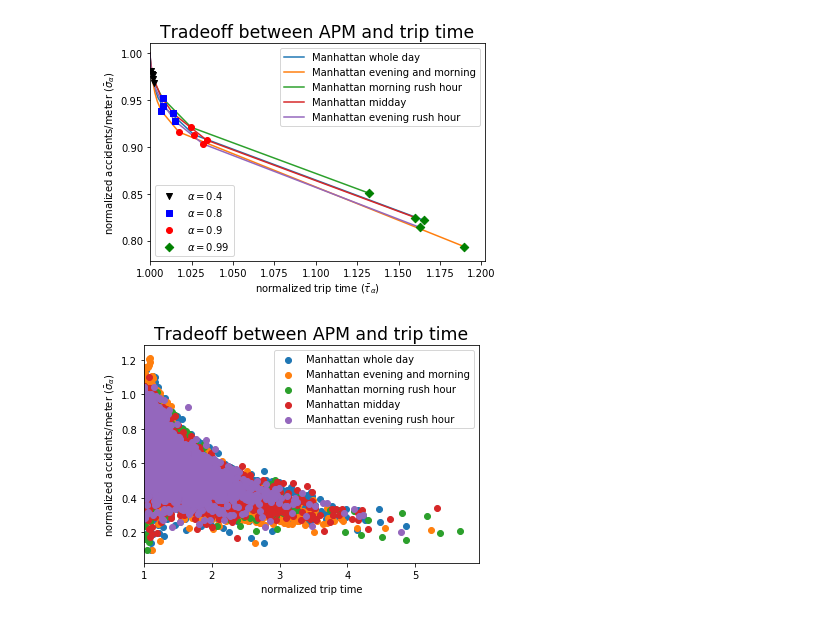
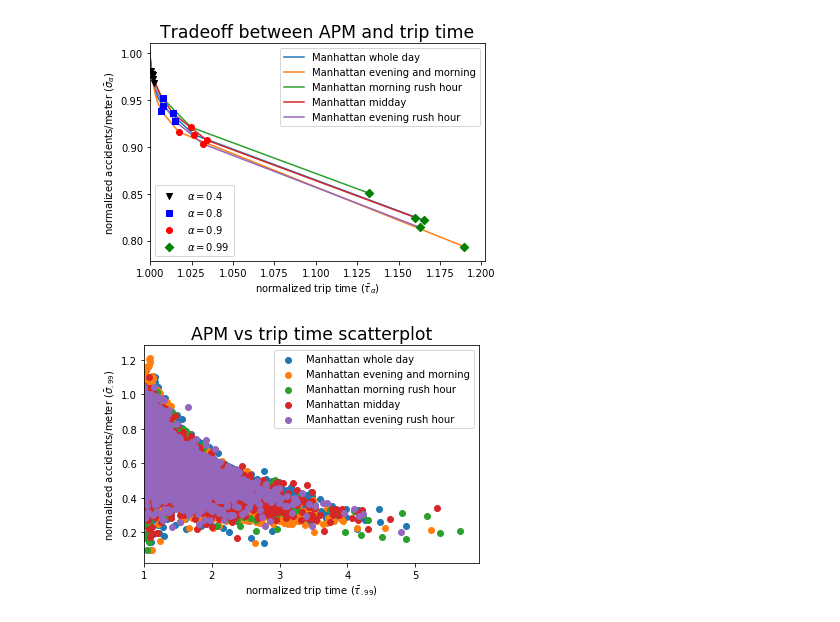
Before and after one commit to dcarmod2/VisionZeroTheory_Submission, a Jupyter notebook: MAIN_comparePlots.ipynb, the cells around one changed output. Cells and saved outputs as stored; diff of their text form; code cells hidden in the pictures.

```diff
--- a/MAIN_comparePlots.ipynb
+++ b/MAIN_comparePlots.ipynb
@@ -99,17 +99,17 @@ plotter.close()
 # %%
 plotter.figure()
 for windowname,tradeoff in TradeoffDict.items():
     scatterPoints=tradeoff.avoidancePoints()
     xvals=scatterPoints["trip_time"]
     yvals=scatterPoints["trip_APM"]
     plotter.scatter(xvals,yvals,label=windowname)
 plotter.xlim(1,)
-plotter.title("Tradeoff between APM and trip time",fontsize='xx-large')
-plotter.xlabel("normalized trip time",fontsize='medium')
-plotter.ylabel("normalized accidents/meter ($\\bar\sigma_{\\alpha}$)",fontsize='medium')
+plotter.title("APM vs trip time scatterplot",fontsize='xx-large')
+plotter.xlabel("normalized trip time ($\\bar\\tau_{.99}$)",fontsize='medium')
+plotter.ylabel("normalized accidents/meter ($\\bar\sigma_{.99}$)",fontsize='medium')
 plotter.legend()
 plotter.savefig(scatterfigfile,bbox_inches='tight')
 plotter.show()
 plotter.close()
 # %% [output]
-[figure, old version]
+[figure, new version]
```
Also changed, not shown: parts of 10 cells of this notebook, 17 other files.
